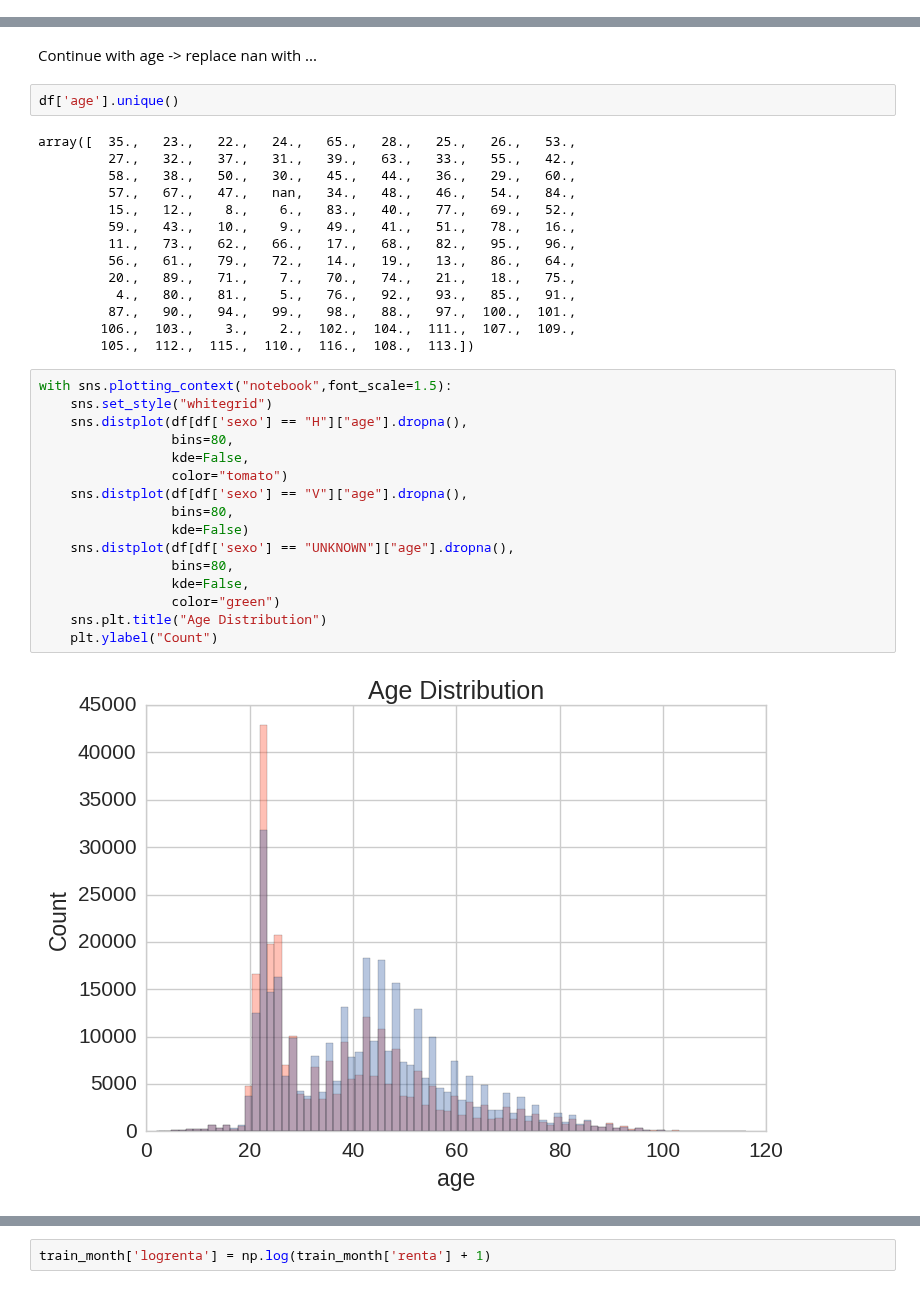
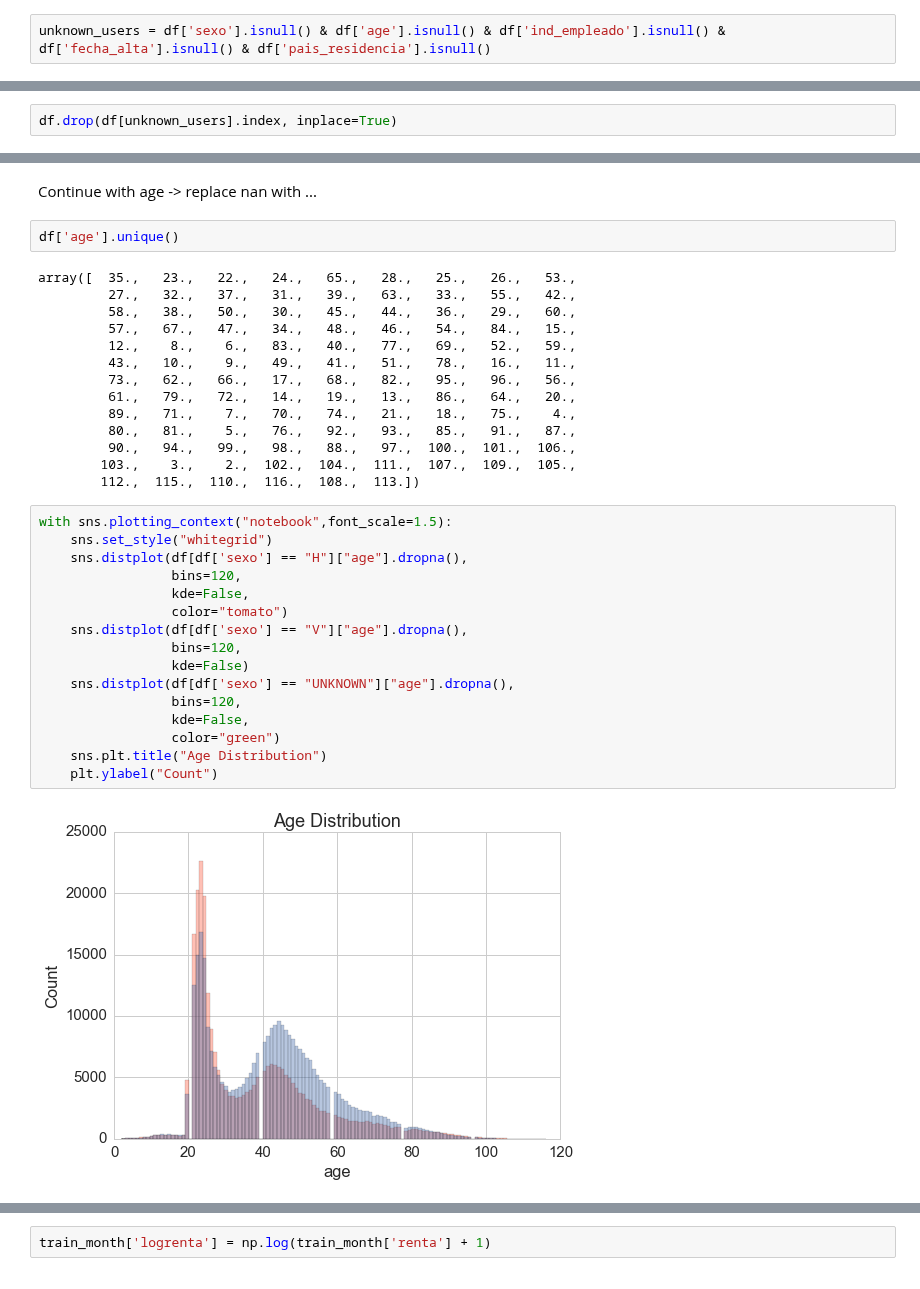
Before and after one commit to vfdev-5/SPR, a Jupyter notebook: spr_data_analysis.ipynb, the cells around one changed output, grey strips where cells are left out. Saved outputs shown, nothing was run; the diff lists cells and outputs as text.

```diff
--- a/spr_data_analysis.ipynb
+++ b/spr_data_analysis.ipynb
@@ -183,0 +197,2 @@ df = train_month
+# %%
+unknown_users = df['sexo'].isnull() & df['age'].isnull() & df['ind_empleado'].isnull() & df['fecha_alta'].isnull() & df['pais_residencia'].isnull()
@@ -183,0 +225,2 @@ df = train_month
+# %%
+df.drop(df[unknown_users].index, inplace=True)
@@ -205,33 +286,33 @@ df['age'].unique()
 array([  35.,   23.,   22.,   24.,   65.,   28.,   25.,   26.,   53.,
          27.,   32.,   37.,   31.,   39.,   63.,   33.,   55.,   42.,
          58.,   38.,   50.,   30.,   45.,   44.,   36.,   29.,   60.,
-         57.,   67.,   47.,   nan,   34.,   48.,   46.,   54.,   84.,
-         15.,   12.,    8.,    6.,   83.,   40.,   77.,   69.,   52.,
-         59.,   43.,   10.,    9.,   49.,   41.,   51.,   78.,   16.,
-         11.,   73.,   62.,   66.,   17.,   68.,   82.,   95.,   96.,
-         56.,   61.,   79.,   72.,   14.,   19.,   13.,   86.,   64.,
-         20.,   89.,   71.,    7.,   70.,   74.,   21.,   18.,   75.,
-          4.,   80.,   81.,    5.,   76.,   92.,   93.,   85.,   91.,
-         87.,   90.,   94.,   99.,   98.,   88.,   97.,  100.,  101.,
-        106.,  103.,    3.,    2.,  102.,  104.,  111.,  107.,  109.,
-        105.,  112.,  115.,  110.,  116.,  108.,  113.])
+         57.,   67.,   47.,   34.,   48.,   46.,   54.,   84.,   15.,
+         12.,    8.,    6.,   83.,   40.,   77.,   69.,   52.,   59.,
+         43.,   10.,    9.,   49.,   41.,   51.,   78.,   16.,   11.,
+         73.,   62.,   66.,   17.,   68.,   82.,   95.,   96.,   56.,
+         61.,   79.,   72.,   14.,   19.,   13.,   86.,   64.,   20.,
+         89.,   71.,    7.,   70.,   74.,   21.,   18.,   75.,    4.,
+         80.,   81.,    5.,   76.,   92.,   93.,   85.,   91.,   87.,
+         90.,   94.,   99.,   98.,   88.,   97.,  100.,  101.,  106.,
+        103.,    3.,    2.,  102.,  104.,  111.,  107.,  109.,  105.,
+        112.,  115.,  110.,  116.,  108.,  113.])
 # %%
 with sns.plotting_context("notebook",font_scale=1.5):
     sns.set_style("whitegrid")
     sns.distplot(df[df['sexo'] == "H"]["age"].dropna(),
-                 bins=80,
+                 bins=120,
                  kde=False,
                  color="tomato")
     sns.distplot(df[df['sexo'] == "V"]["age"].dropna(),
-                 bins=80,
+                 bins=120,
                  kde=False)
     sns.distplot(df[df['sexo'] == "UNKNOWN"]["age"].dropna(),
-                 bins=80,
+                 bins=120,
                  kde=False,
                  color="green")
     sns.plt.title("Age Distribution")
     plt.ylabel("Count")
 # %% [output]
-[figure, old version]
+[figure, new version]
 # %%
 df.loc[df.age < 18,"age"]  = df.loc[(df.age >= 18) & (df.age <= 30),"age"].mean(skipna=True)
```
Also changed, not shown: parts of 38 cells of this notebook.
